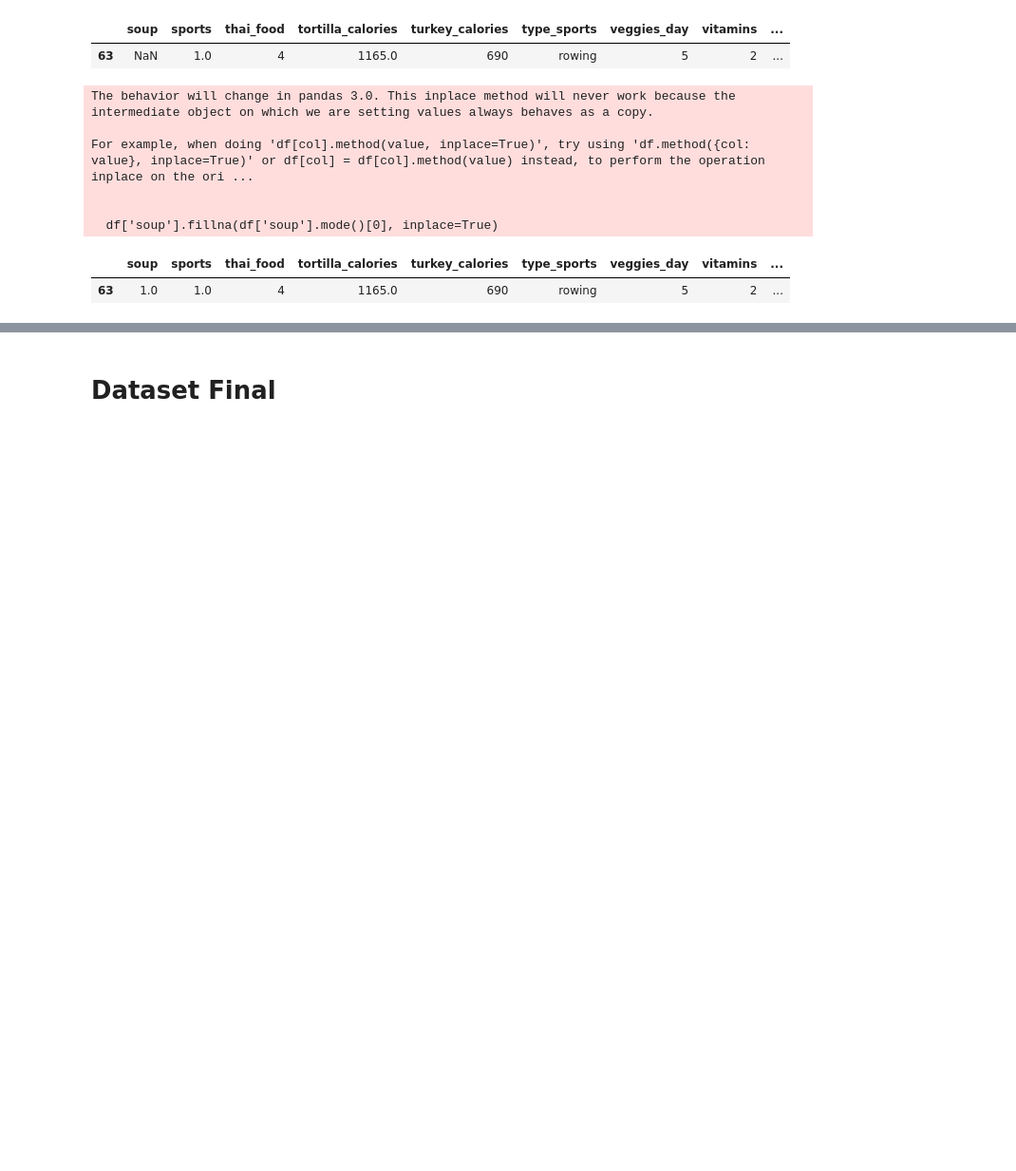
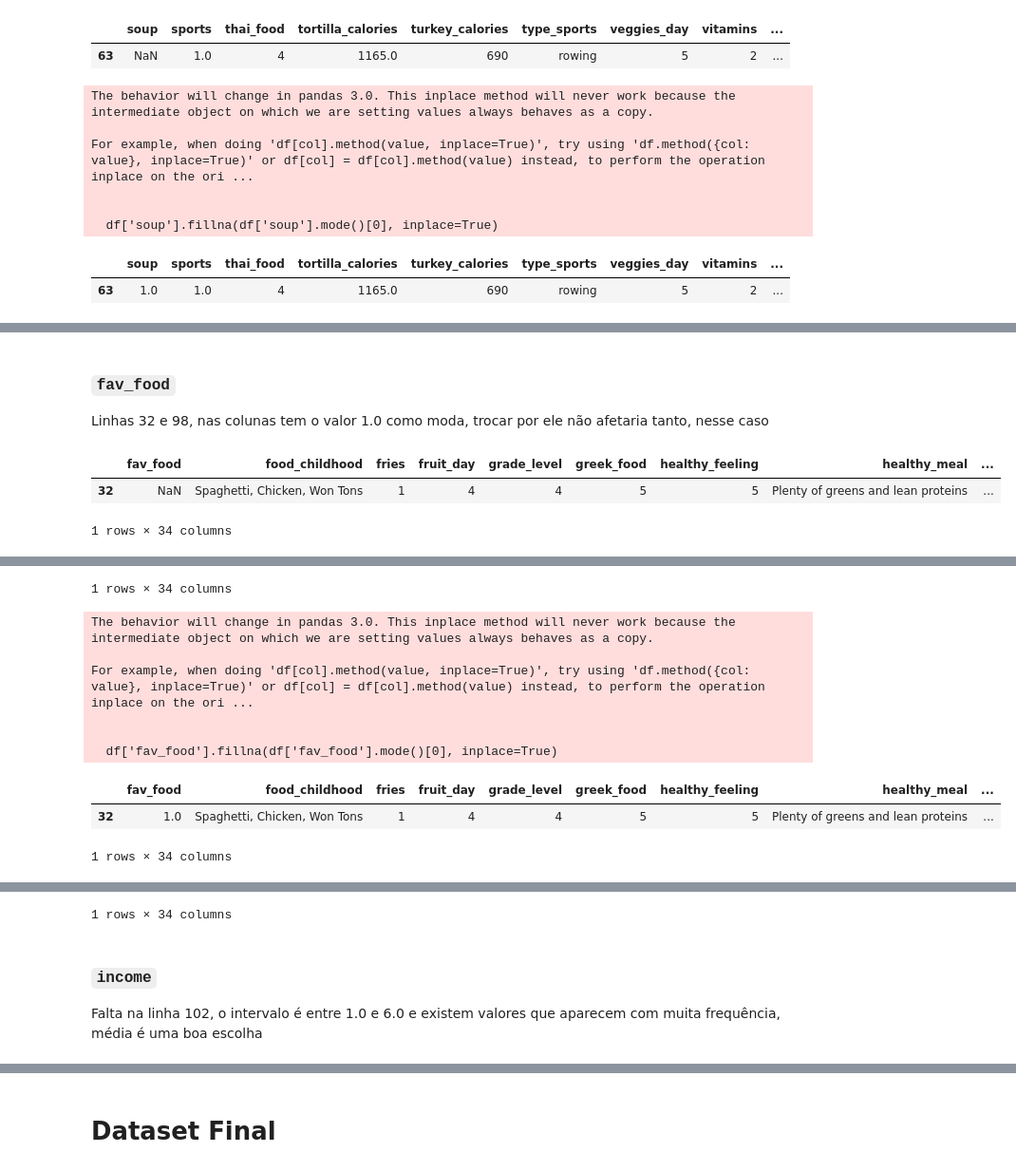
Before and after one commit to ElyssonAlvs/Mineracao_de_Dados, a Jupyter notebook: Praticas/01_E0_Exercicio_Limpeza_de_Dados.ipynb, the cells around one changed output, grey strips where cells are left out. Shown at 95% size. Cells and saved outputs as stored; diff of their text form; code cells hidden in the pictures; blank space fills up the shorter version.

```diff
--- a/Praticas/01_E0_Exercicio_Limpeza_de_Dados.ipynb
+++ b/Praticas/01_E0_Exercicio_Limpeza_de_Dados.ipynb
@@ -295,0 +312,8 @@ For example, when doing 'df[col].method(value, inplace=True)', try using 'df.met
+# %%
+display(df.loc[[21],'drink':])
+display(df.loc[[63],'drink':])
+media = df['drink'].mean()
+media_rounded = round(media,0)
+df['drink'].fillna(media_rounded, inplace=True)
+display(df.loc[[21],'drink':])
+display(df.loc[[63],'drink':])
@@ -295,0 +343,8 @@ For example, when doing 'df[col].method(value, inplace=True)', try using 'df.met
+# %%
+display(df.loc[[43],'employment':])
+display(df.loc[[47],'employment':])
+media = df['employment'].mean()
+media_rounded = round(media,0)
+df['employment'].fillna(media_rounded, inplace=True)
+display(df.loc[[43],'employment':])
+display(df.loc[[47],'employment':])
@@ -295,0 +374,8 @@ For example, when doing 'df[col].method(value, inplace=True)', try using 'df.met
+# %%
+display(df.loc[[8],'exercise':])
+display(df.loc[[32],'exercise':])
+media = df['exercise'].mean()
+media_rounded = round(media,0)
+df['exercise'].fillna(media_rounded, inplace=True)
+display(df.loc[[8],'exercise':])
+display(df.loc[[32],'exercise':])
@@ -295,0 +405,6 @@ For example, when doing 'df[col].method(value, inplace=True)', try using 'df.met
+# %%
+display(df.loc[[72],'father_education':])
+media = df['father_education'].mean()
+media_rounded = round(media,0)
+df['father_education'].fillna(media_rounded, inplace=True)
+display(df.loc[[72],'father_education':])
@@ -295,0 +424,14 @@ For example, when doing 'df[col].method(value, inplace=True)', try using 'df.met
+# %% [markdown]
+### `fav_food`
+
+Linhas 32 e 98, nas colunas tem o valor 1.0 como moda, trocar por ele não afetaria tanto, nesse caso
+# %%
+display(df.loc[[32],'fav_food':])
+display(df.loc[[98],'fav_food':])
+df['fav_food'].fillna(df['fav_food'].mode()[0], inplace=True)
+display(df.loc[[32],'fav_food':])
+display(df.loc[[98],'fav_food':])
+# %% [output]
+|  | fav_food | food_childhood | fries | fruit_day | grade_level | greek_food | healthy_feeling | healthy_meal | ... |
+| 32 | NaN | Spaghetti, Chicken, Won Tons | 1 | 4 | 4 | 5 | 5 | Plenty of greens and lean proteins | ... |
+1 rows × 34 columns
@@ -295,0 +440,10 @@ For example, when doing 'df[col].method(value, inplace=True)', try using 'df.met
+1 rows × 34 columns
+The behavior will change in pandas 3.0. This inplace method will never work because the intermediate object on which we are setting values always behaves as a copy.
+
+For example, when doing 'df[col].method(value, inplace=True)', try using 'df.method({col: value}, inplace=True)' or df[col] = df[col].method(value) instead, to perform the operation inplace on the ori ...
+
+
+  df['fav_food'].fillna(df['fav_food'].mode()[0], inplace=True)
+|  | fav_food | food_childhood | fries | fruit_day | grade_level | greek_food | healthy_feeling | healthy_meal | ... |
+| 32 | 1.0 | Spaghetti, Chicken, Won Tons | 1 | 4 | 4 | 5 | 5 | Plenty of greens and lean proteins | ... |
+1 rows × 34 columns
@@ -295,0 +452,5 @@ For example, when doing 'df[col].method(value, inplace=True)', try using 'df.met
+1 rows × 34 columns
+# %% [markdown]
+### `income`
+
+Falta na linha 102, o intervalo é entre 1.0 e 6.0 e existem valores que aparecem com muita frequência, média é uma boa escolha
```
Also changed, not shown: parts of 91 cells of this notebook.
